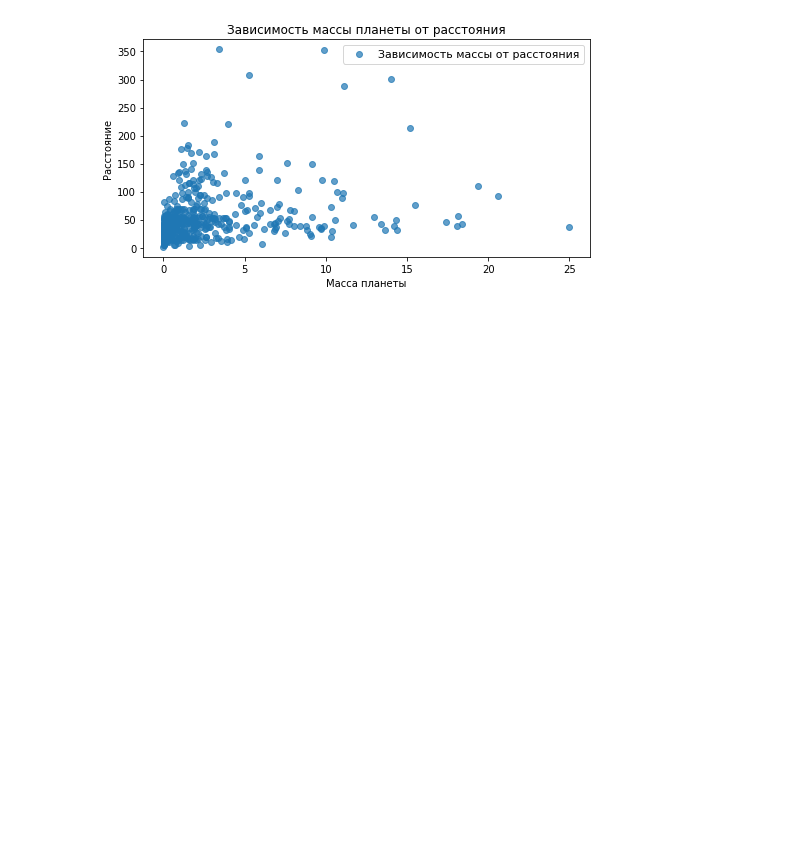
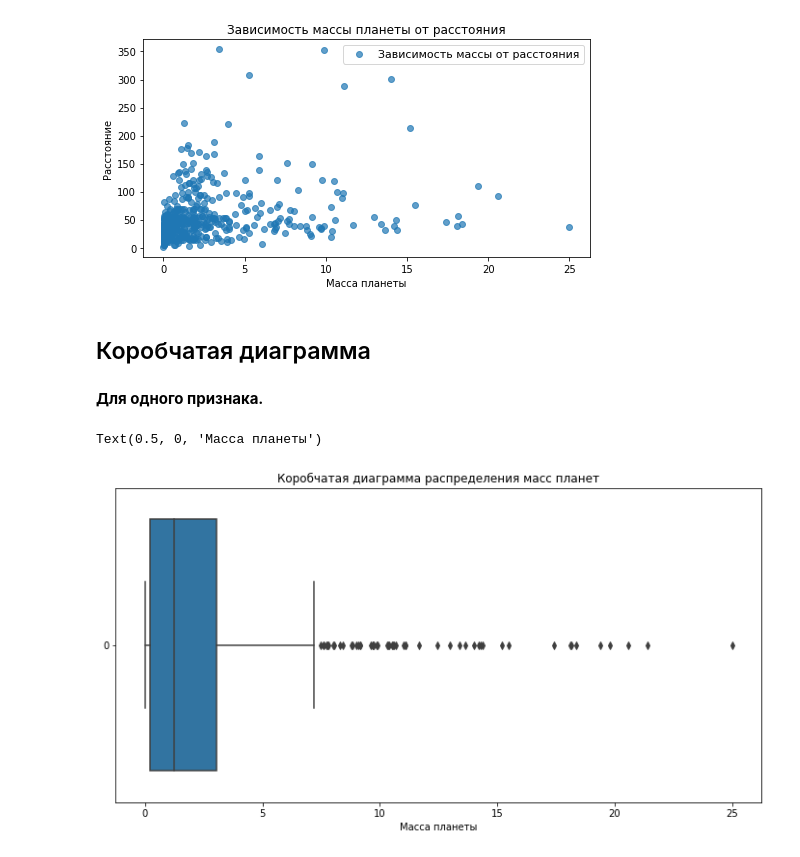
Before and after one commit to experiment0/data_science_helpers, a Jupyter notebook: articles/building_graphs.ipynb, the cells around one changed output. Drawn from its saved outputs; the diff is of its cells as text; code cells hidden in the pictures; blank space fills up the shorter version.

Commit message:
Коробчатая диаграмма

```diff
--- a/articles/building_graphs.ipynb
+++ b/articles/building_graphs.ipynb
@@ -67,3 +68,22 @@ ax.legend(facecolor='white', fontsize=11)
 # %% [output]
 <matplotlib.legend.Legend at 0x...>
 [figure]
+# %% [markdown]
+## Коробчатая диаграмма
+# %% [markdown]
+**Для одного признака.**
+# %%
+# фигура + координатная плоскость
+fig, ax = plt.subplots(figsize=(12, 6))
+
+# строим boxplot
+sns.boxplot(data=planets_data['mass'], orient='h', ax=ax)
+
+# название графика
+ax.set_title('Коробчатая диаграмма распределения масс планет')
+
+# название оси абсцисс
+ax.set_xlabel('Масса планеты')
+# %% [output]
+Text(0.5, 0, 'Масса планеты')
+[figure, added]
```
Also changed, not shown: parts of 4 cells of this notebook, 1 other file.
